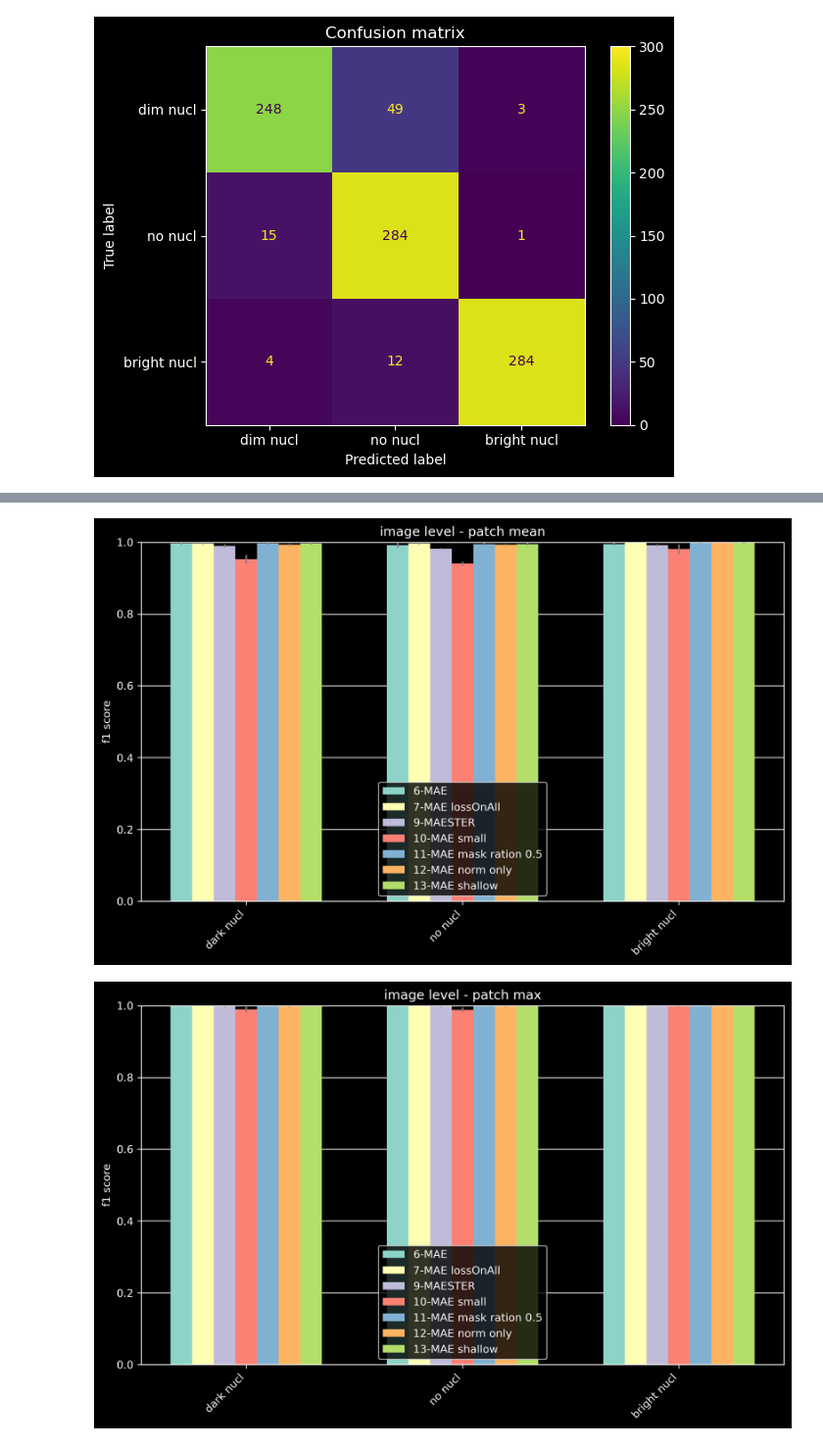
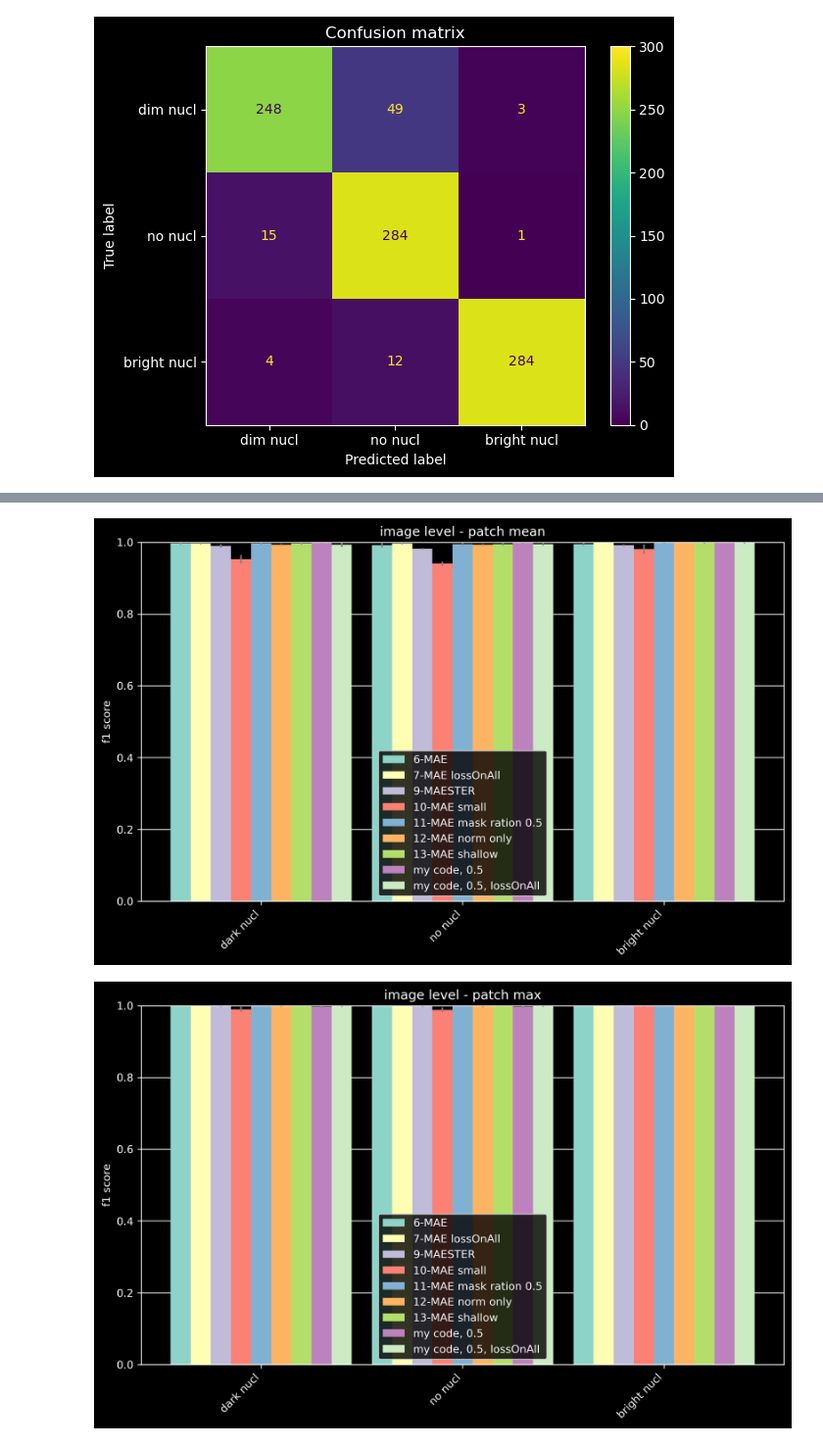
Before and after one commit to JonasHell/mae, a Jupyter notebook: run_evaluations.ipynb, the cells around one changed output, grey strips where cells are left out. Shown at 98% size. Drawn from its saved outputs; the diff is of its cells as text; code cells hidden in the pictures.

```diff
--- a/run_evaluations.ipynb
+++ b/run_evaluations.ipynb
@@ -1445,6 +1445,9 @@ plot_confusion_matrix(
 [0.8747795414462081, 0.8806201550387597, 0.9659863945578231]
 [figure]
 # %%
+import numpy as np
+import matplotlib.pyplot as plt
+
 names = [
     "6-MAE",
     "7-MAE lossOnAll",
@@ -1453,6 +1456,8 @@ names = [
     "11-MAE mask ration 0.5",
     "12-MAE norm only",
     "13-MAE shallow",
+    "my code, 0.5",
+    "my code, 0.5, lossOnAll",
 ]
 f1_cls = [
     [0.9611163954891294, 0.9525541056664374, 0.9666606048359938],
@@ -1462,6 +1467,8 @@ f1_cls = [
     [0.9932829128809028, 0.9917409651412902, 0.9983249581239532],
     [0.9865817301229075, 0.9755300494181413, 0.9813519813519814],
     [0.8746653868714338, 0.8810490418531348, 0.9658621772179249],
+    [0.9471529298648577, 0.9460140964880303, 0.9570501918716204],
+    [0.9847878034462516, 0.9852854355320996, 0.9966499162479062],
 ]
 f1_cls_std = [
     [0.0185756827138976, 0.023536185906572655, 0.020261864884985836],
@@ -1471,6 +1478,8 @@ f1_cls_std = [
     [0.0023927948875236047, 0.0023220753696420607, 0.0023688669386484106],
     [0.002348917429562576, 0.004002831031241726, 0.006438644338076203],
     [0.029184830883368085, 0.03411488997706762, 0.017026862742470953],
+    [0.0030000772420853213, 0.0026208235297350627, 0.009053592450933167],
+    [0.004249130357704595, 0.007926317581402262, 0.0023688669386484106],
 ]
 f1_mean = [
     [0.9966499162479062, 0.9917735615926125, 0.9949579547569497],
@@ -1480,6 +1489,8 @@ f1_mean = [
     [0.9966499162479062, 0.9950412951742935, 0.9983249581239532],
     [0.9932829128809028, 0.9933829203815904, 1.0],
     [0.9966499162479062, 0.9950412951742935, 0.9983249581239532],
+    [0.9983249581239532, 0.9983416252072969, 1.0],
+    [0.9932488159919733, 0.9950412951742935, 0.9983416252072969],
 ]
 f1_mean_std = [
     [0.0023688669386484106, 0.00614832312571691, 0.004123737460945132],
@@ -1489,6 +1500,8 @@ f1_mean_std = [
     [0.0023688669386484106, 0.004042078956547724, 0.0023688669386484106],
     [0.0023927948875236047, 0.0023220753696420607, 0.0],
     [0.0023688669386484106, 0.004042078956547724, 0.0023688669386484106],
+    [0.0023688669386484106, 0.0023452961233384555, 0.0],
+    [0.006335650493949019, 0.004042078956547724, 0.0023452961233384555],
 ]
 f1_max = [
     [1.0, 1.0, 1.0],
@@ -1498,6 +1511,8 @@ f1_max = [
     [1.0, 1.0, 1.0],
     [0.9983249581239532, 0.9983416252072969, 1.0],
     [1.0, 1.0, 1.0],
+    [0.9966499162479062, 0.9966832504145936, 1.0],
+    [0.9983249581239532, 0.9983416252072969, 1.0],
 ]
 f1_max_std = [
     [0.0, 0.0, 0.0],
@@ -1507,6 +1522,8 @@ f1_max_std = [
     [0.0, 0.0, 0.0],
     [0.0023688669386484106, 0.0023452961233384555, 0.0],
     [0.0, 0.0, 0.0],
+    [0.0023688669386484106, 0.0023452961233384555, 0.0],
+    [0.0023688669386484106, 0.0023452961233384555, 0.0],
 ]
 f1_cls_accum = [
     [0.961082910321489, 0.9525368248772504, 0.9665551839464883],
@@ -1516,6 +1533,8 @@ f1_cls_accum = [
     [0.9932885906040269, 0.9917355371900827, 0.998330550918197],
     [0.9865771812080537, 0.9755301794453507, 0.9813874788494078],
     [0.8747795414462081, 0.8806201550387597, 0.9659863945578231],
+    [0.9471890971039182, 0.946031746031746, 0.9571183533447685],
+    [0.984822934232715, 0.9852216748768473, 0.9966555183946488],
 ]
 # %%
 # image level f1
@@ -1566,7 +1585,7 @@ for i in range(len(names)):
 
 
 plt.ylabel("f1 score")
-plt.xticks(x + 3 * width, x_labels, rotation=45, ha="right")
+plt.xticks(x + 4 * width, x_labels, rotation=45, ha="right")
 plt.grid(axis="y")
 plt.gca().set_axisbelow(True)
 plt.ylim(0, 1)
@@ -1574,36 +1593,36 @@ plt.title("image level - patch mean")
 plt.legend(loc="lower center")
 plt.show()
 # %% [output]
-[figure, old version]
+[figure, new version]
 # %%
 # image level f1
 plt.style.use("dark_background")
 plt.figure(dpi=300, figsize=(16 / 1.5, 9 / 1.5))
 x_labels = ["dark nucl", "no nucl", "bright nucl"]
 x = np.arange(len(x_labels))
 width = 0.1
 
 for i in range(len(names)):
     plt.bar(
         x + i * width,
         f1_max[i],
         width,
         yerr=f1_max_std[i],
         label=names[i],
         error_kw=dict(ecolor="gray"),
     )
 
 
 plt.ylabel("f1 score")
-plt.xticks(x + 3 * width, x_labels, rotation=45, ha="right")
+plt.xticks(x + 4 * width, x_labels, rotation=45, ha="right")
 plt.grid(axis="y")
 plt.gca().set_axisbelow(True)
 plt.ylim(0, 1)
 plt.title("image level - patch max")
 plt.legend(loc="lower center")
 plt.show()
 # %% [output]
-[figure, old version]
+[figure, new version]
 # %%
 # image level f1
 plt.style.use("dark_background")
```
Also changed, not shown: parts of 2 cells of this notebook.
